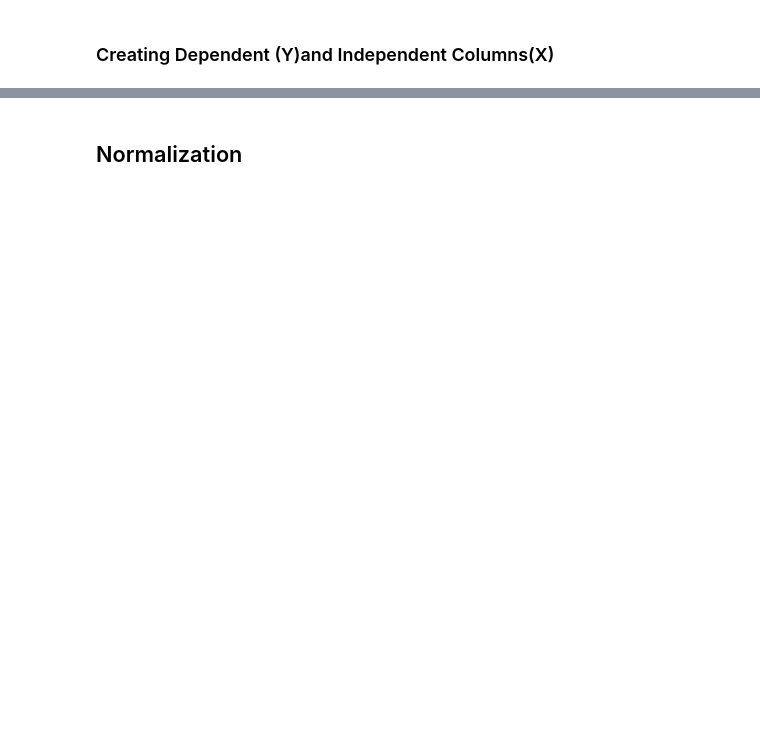
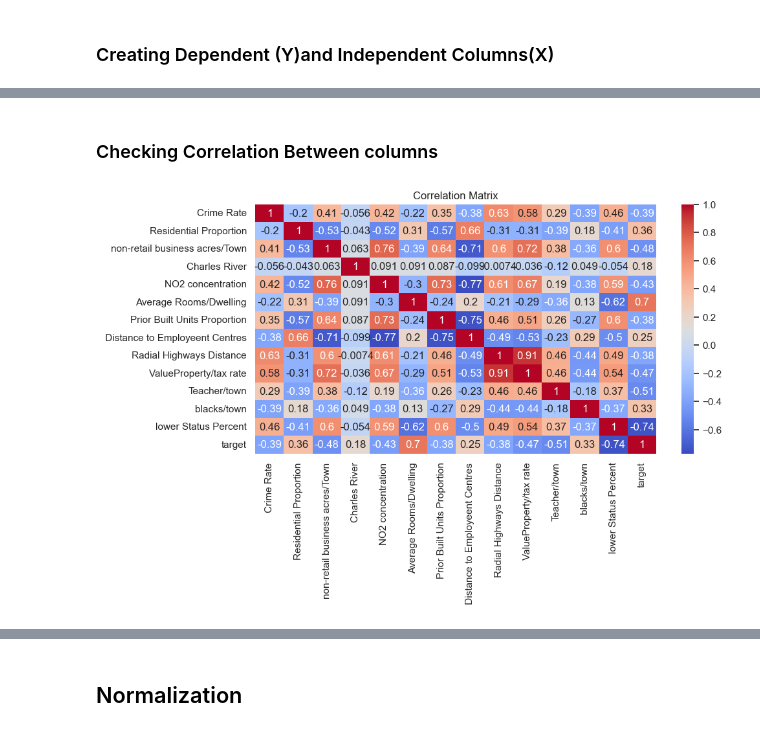
Before and after one commit to AhmadAlee10/linear-regression-boston, a Jupyter notebook: BostonDataset.ipynb, the cells around one changed output, grey strips where cells are left out. Drawn from its saved outputs; the diff is of its cells as text; code cells hidden in the pictures; blank space fills up the shorter version.

```diff
--- a/BostonDataset.ipynb
+++ b/BostonDataset.ipynb
@@ -70,3 +39,18 @@ Y.head()
+# %% [markdown]
+### Checking Correlation Between columns
+# %%
+# Correlation of all features + target
+df_all = X.copy()
+df_all['target'] = Y
+
+corr = df_all.corr()
+
+plt.figure(figsize=(10,5))
+sns.heatmap(corr, annot=True, cmap='coolwarm')
+plt.title("Correlation Matrix")
+plt.show()
+# %% [output]
+[figure, added]
 # %%
 print(Y.shape)
 print(X.shape)
```
Also changed, not shown: parts of 29 cells of this notebook.
